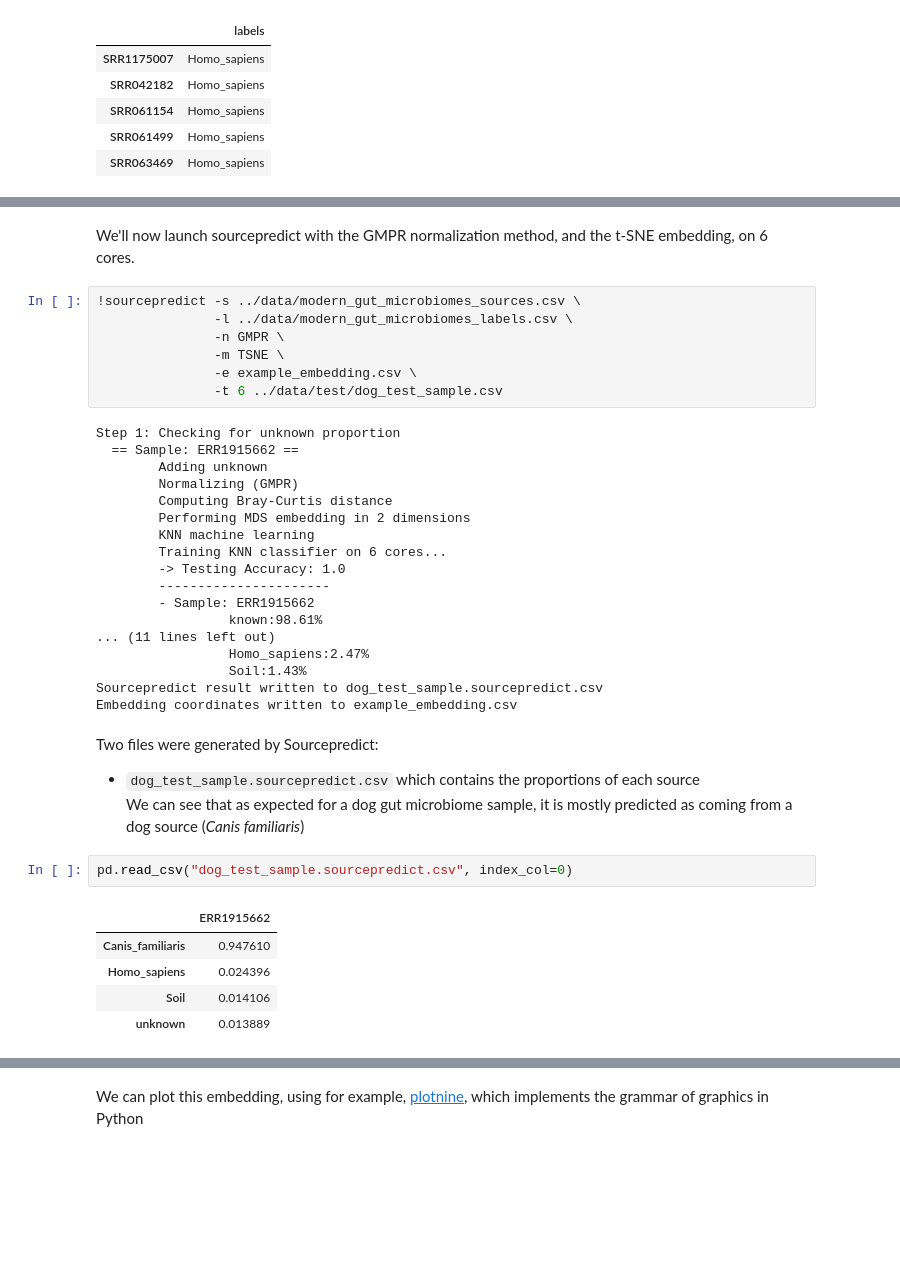
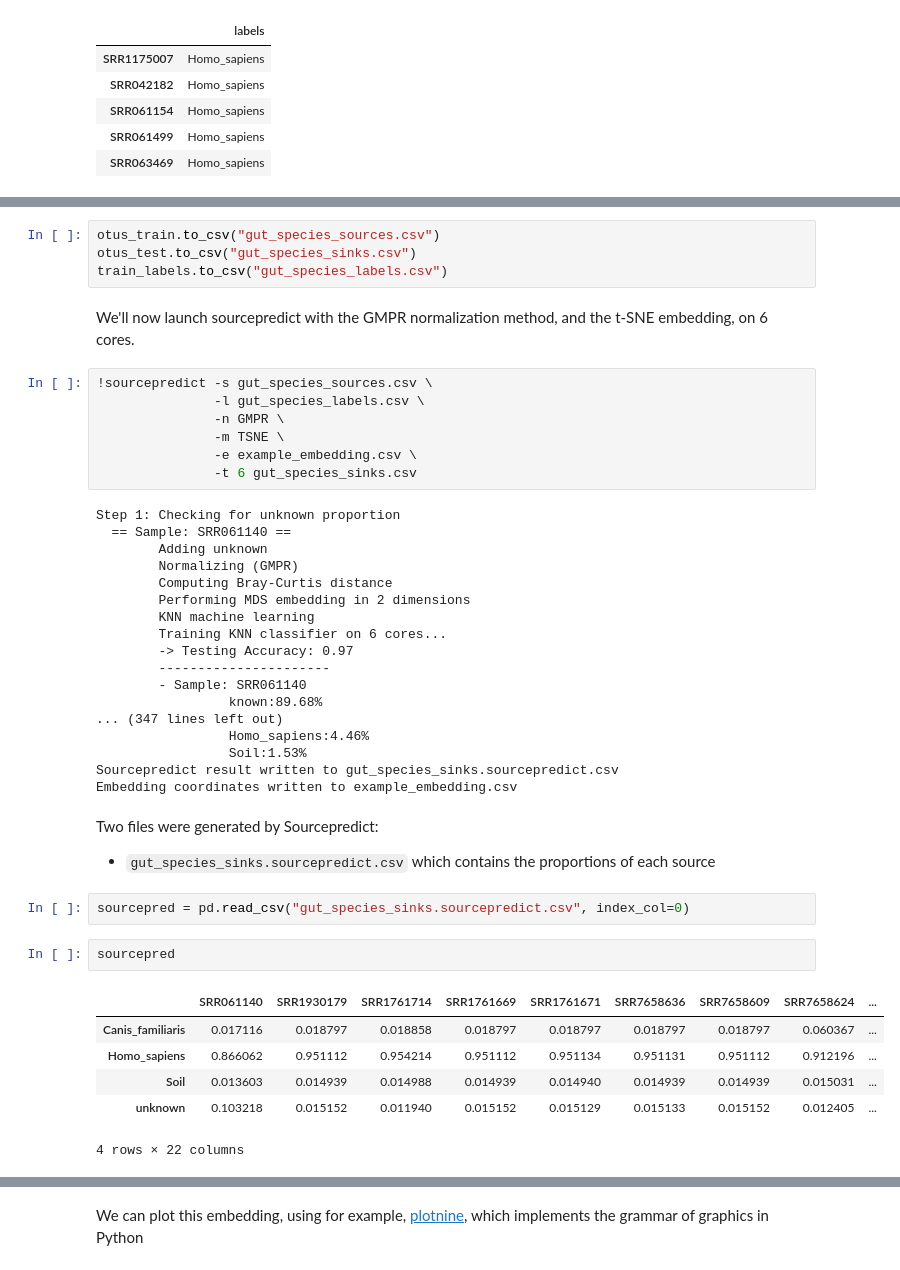
Before and after one commit to maxibor/sourcepredict, a Jupyter notebook: notebooks/run_example.ipynb, the cells around one changed output, grey strips where cells are left out. Drawn from its saved outputs; the diff is of its cells as text; blank space fills up the shorter version.

```diff
--- a/notebooks/run_example.ipynb
+++ b/notebooks/run_example.ipynb
@@ -53,39 +55,45 @@ sink.head()
+# %%
+otus_train.to_csv("gut_species_sources.csv")
+otus_test.to_csv("gut_species_sinks.csv")
+train_labels.to_csv("gut_species_labels.csv")
 # %% [markdown]
 We'll now launch sourcepredict with the GMPR normalization method, and the t-SNE embedding, on 6 cores.
 # %%
-!sourcepredict -s ../data/modern_gut_microbiomes_sources.csv \
-               -l ../data/modern_gut_microbiomes_labels.csv \
+!sourcepredict -s gut_species_sources.csv \
+               -l gut_species_labels.csv \
                -n GMPR \
                -m TSNE \
                -e example_embedding.csv \
-               -t 6 ../data/test/dog_test_sample.csv
+               -t 6 gut_species_sinks.csv
 # %% [output]
 Step 1: Checking for unknown proportion
-  == Sample: ERR1915662 ==
+  == Sample: SRR061140 ==
         Adding unknown
         Normalizing (GMPR)
         Computing Bray-Curtis distance
         Performing MDS embedding in 2 dimensions
         KNN machine learning
         Training KNN classifier on 6 cores...
-        -> Testing Accuracy: 1.0
+        -> Testing Accuracy: 0.97
         ----------------------
-        - Sample: ERR1915662
-                 known:98.61%
-... (11 lines left out)
-                 Homo_sapiens:2.47%
-                 Soil:1.43%
-Sourcepredict result written to dog_test_sample.sourcepredict.csv
+        - Sample: SRR061140
+                 known:89.68%
+... (347 lines left out)
+                 Homo_sapiens:4.46%
+                 Soil:1.53%
+Sourcepredict result written to gut_species_sinks.sourcepredict.csv
 Embedding coordinates written to example_embedding.csv
 # %% [markdown]
 Two files were generated by Sourcepredict:
-- `dog_test_sample.sourcepredict.csv` which contains the proportions of each source
-We can see that as expected for a dog gut microbiome sample, it is mostly predicted as coming from a dog source (*Canis familiaris*)
+- `gut_species_sinks.sourcepredict.csv` which contains the proportions of each source
 # %%
-pd.read_csv("dog_test_sample.sourcepredict.csv", index_col=0)
+sourcepred = pd.read_csv("gut_species_sinks.sourcepredict.csv", index_col=0)
-# %% [output]
-|  | ERR1915662 |
-| Canis_familiaris | 0.947610 |
-| Homo_sapiens | 0.024396 |
-| Soil | 0.014106 |
-| unknown | 0.013889 |
+# %%
+sourcepred
+# %% [output]
+|  | SRR061140 | SRR1930179 | SRR1761714 | SRR1761669 | SRR1761671 | SRR7658636 | SRR7658609 | SRR7658624 | ... |
+| Canis_familiaris | 0.017116 | 0.018797 | 0.018858 | 0.018797 | 0.018797 | 0.018797 | 0.018797 | 0.060367 | ... |
+| Homo_sapiens | 0.866062 | 0.951112 | 0.954214 | 0.951112 | 0.951134 | 0.951131 | 0.951112 | 0.912196 | ... |
+| Soil | 0.013603 | 0.014939 | 0.014988 | 0.014939 | 0.014940 | 0.014939 | 0.014939 | 0.015031 | ... |
+| unknown | 0.103218 | 0.015152 | 0.011940 | 0.015152 | 0.015129 | 0.015133 | 0.015152 | 0.012405 | ... |
+4 rows × 22 columns
```
Also changed, not shown: parts of 44 cells of this notebook, 3 other files.
